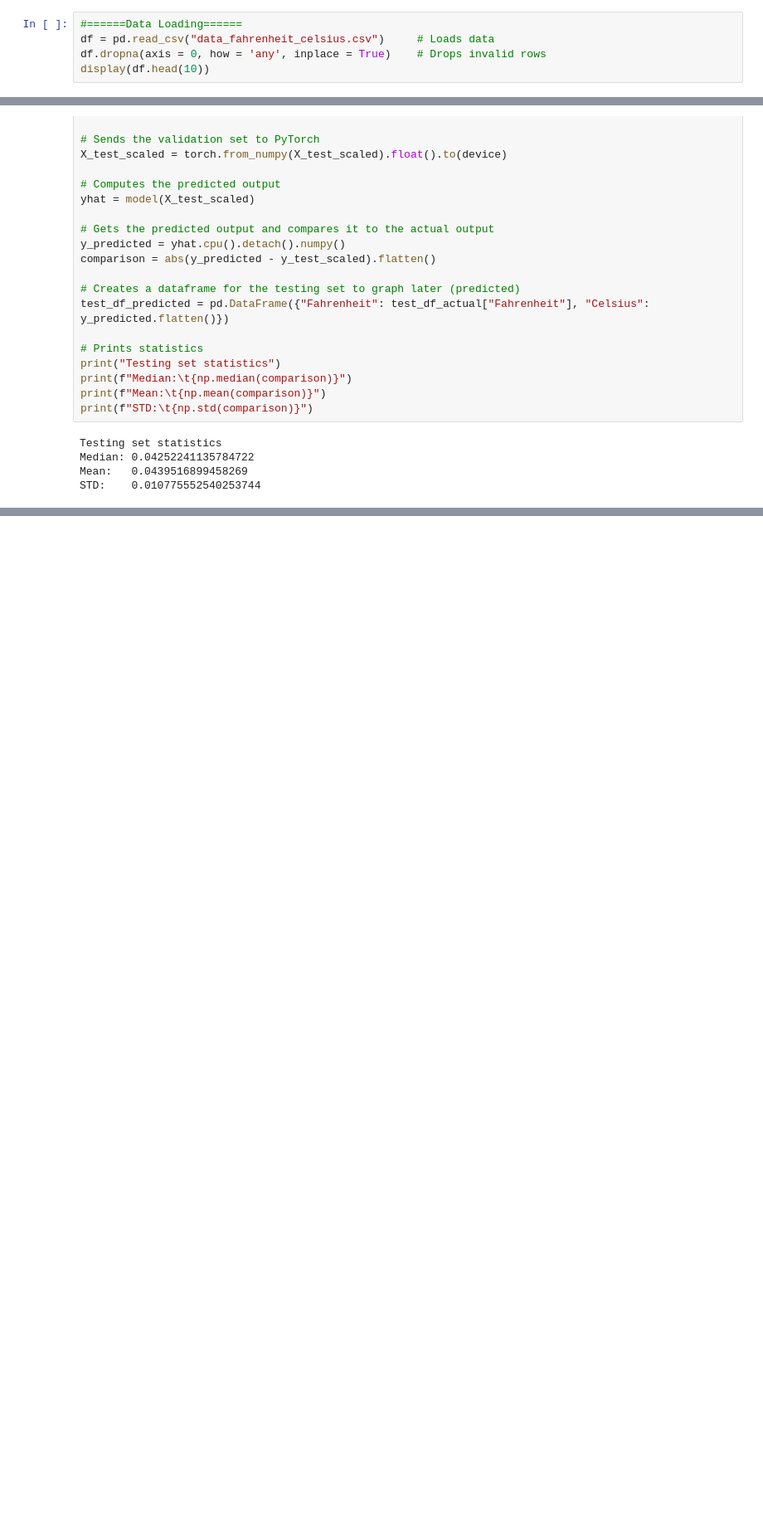
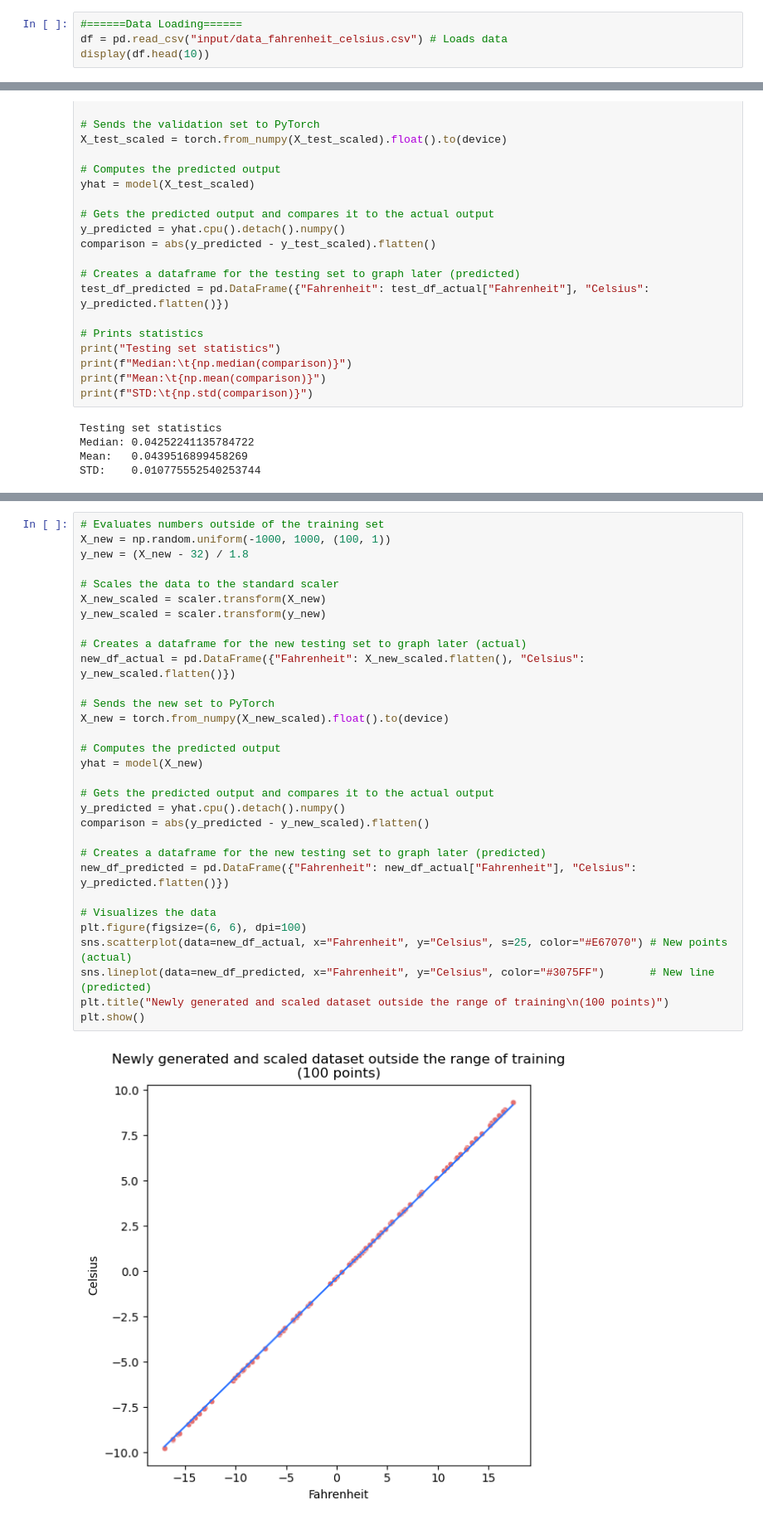
Before and after one commit to MisansProducts/Temperature-Prediction, a Jupyter notebook: main.ipynb, the cells around one changed output, grey strips where cells are left out. Shown at 83% size. Cells and saved outputs as stored; diff of their text form; blank space fills up the shorter version.

Commit message:
Finished PyTorch
Finished the PyTorch section.

```diff
--- a/main.ipynb
+++ b/main.ipynb
@@ -40,7 +43,6 @@ First, we will use PyTorch to predict the temperature in celsius given the tempe
 # %%
 #======Data Loading======
-df = pd.read_csv("data_fahrenheit_celsius.csv")     # Loads data
-df.dropna(axis = 0, how = 'any', inplace = True)    # Drops invalid rows
+df = pd.read_csv("input/data_fahrenheit_celsius.csv") # Loads data
 display(df.head(10))
 # %% [output]
 |  | Fahrenheit | Celsius |
@@ -333,0 +348,33 @@ plt.show()
+# %%
+# Evaluates numbers outside of the training set
+X_new = np.random.uniform(-1000, 1000, (100, 1))
+y_new = (X_new - 32) / 1.8
+
+# Scales the data to the standard scaler
+X_new_scaled = scaler.transform(X_new)
+y_new_scaled = scaler.transform(y_new)
+
+# Creates a dataframe for the new testing set to graph later (actual)
+new_df_actual = pd.DataFrame({"Fahrenheit": X_new_scaled.flatten(), "Celsius": y_new_scaled.flatten()})
+
+# Sends the new set to PyTorch
+X_new = torch.from_numpy(X_new_scaled).float().to(device)
+
+# Computes the predicted output
+yhat = model(X_new)
+
+# Gets the predicted output and compares it to the actual output
+y_predicted = yhat.cpu().detach().numpy()
+comparison = abs(y_predicted - y_new_scaled).flatten()
+
+# Creates a dataframe for the new testing set to graph later (predicted)
+new_df_predicted = pd.DataFrame({"Fahrenheit": new_df_actual["Fahrenheit"], "Celsius": y_predicted.flatten()})
+
+# Visualizes the data
+plt.figure(figsize=(6, 6), dpi=100)
+sns.scatterplot(data=new_df_actual, x="Fahrenheit", y="Celsius", s=25, color="#E67070") # New points (actual)
+sns.lineplot(data=new_df_predicted, x="Fahrenheit", y="Celsius", color="#3075FF")       # New line (predicted)
+plt.title("Newly generated and scaled dataset outside the range of training\n(100 points)")
+plt.show()
+# %% [output]
+[figure, added]
```
Also changed, not shown: parts of 30 cells of this notebook, 10 other files.
